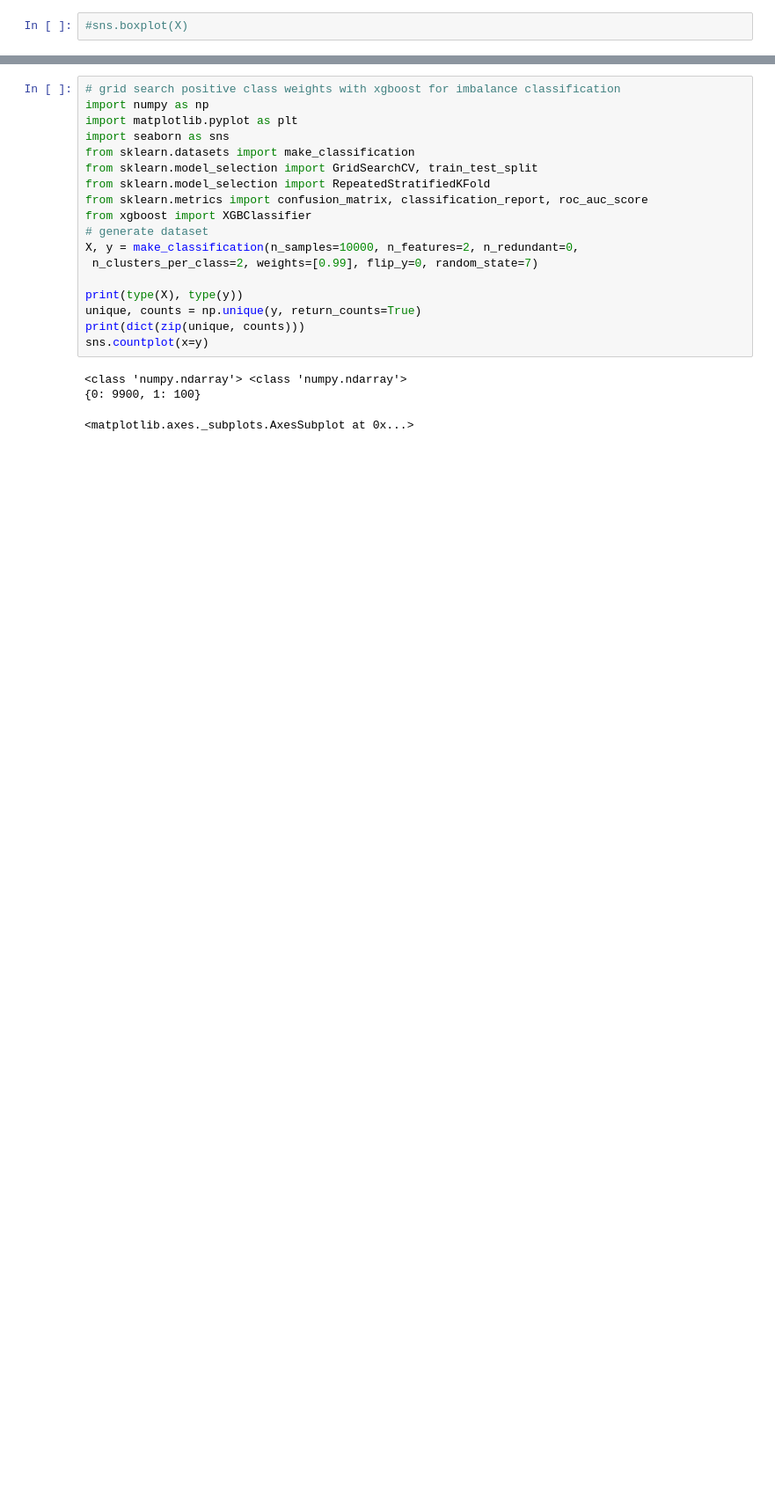
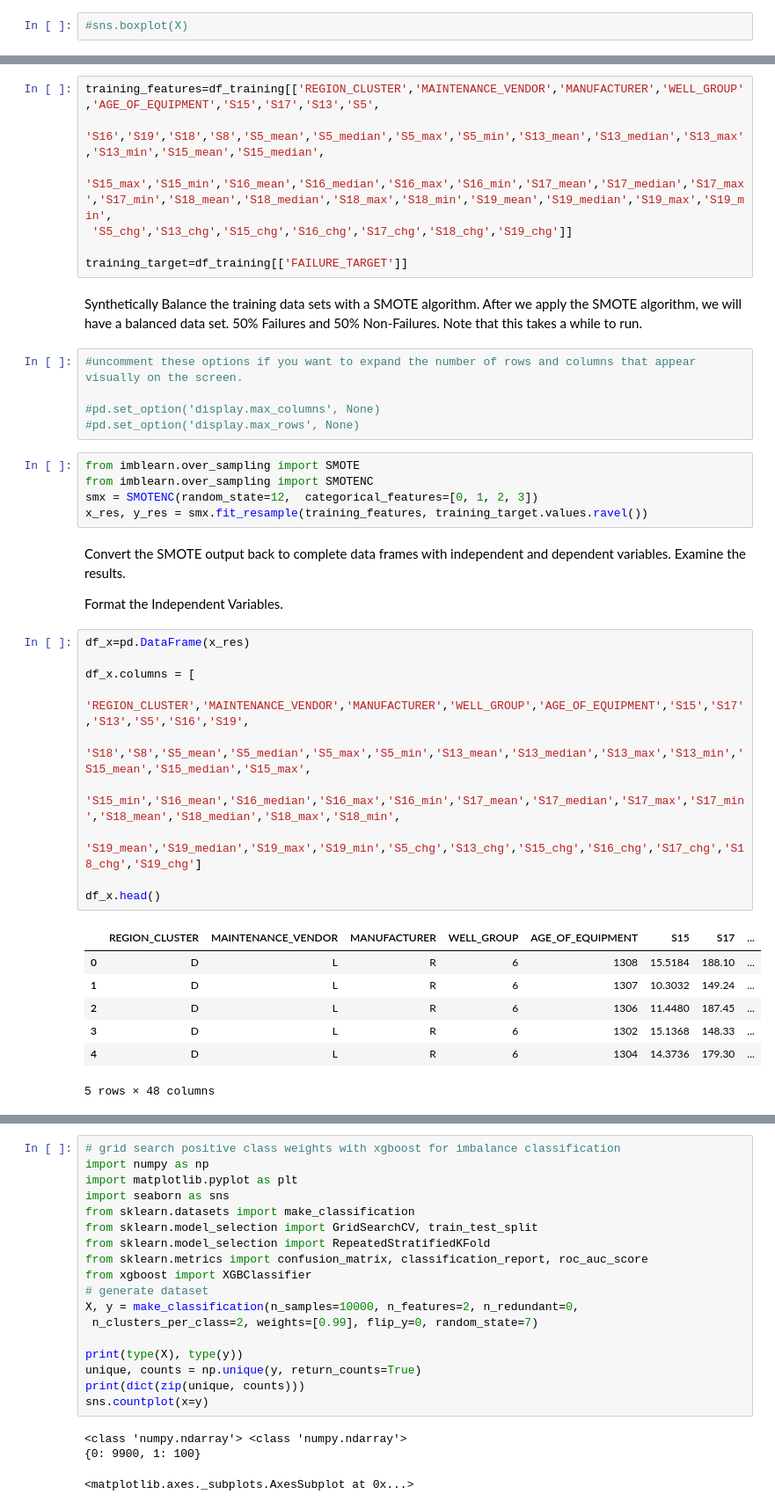
Before and after one commit to mashahin/predictive-maintenance, a Jupyter notebook: predictive_maintenance_machine_learning.ipynb, the cells around one changed output, grey strips where cells are left out. Shown at 88% size. Drawn from its saved outputs; the diff is of its cells as text; blank space fills up the shorter version.

```diff
--- a/predictive_maintenance_machine_learning.ipynb
+++ b/predictive_maintenance_machine_learning.ipynb
@@ -460,0 +616,41 @@ In this example, I use a 28-day target window. We will use the 28 days leading u
+# %%
+training_features=df_training[['REGION_CLUSTER','MAINTENANCE_VENDOR','MANUFACTURER','WELL_GROUP','AGE_OF_EQUIPMENT','S15','S17','S13','S5',
+ 'S16','S19','S18','S8','S5_mean','S5_median','S5_max','S5_min','S13_mean','S13_median','S13_max','S13_min','S15_mean','S15_median',
+ 'S15_max','S15_min','S16_mean','S16_median','S16_max','S16_min','S17_mean','S17_median','S17_max','S17_min','S18_mean','S18_median','S18_max','S18_min','S19_mean','S19_median','S19_max','S19_min',
+ 'S5_chg','S13_chg','S15_chg','S16_chg','S17_chg','S18_chg','S19_chg']]
+
+training_target=df_training[['FAILURE_TARGET']]
+# %% [markdown]
+Synthetically Balance the training data sets with a SMOTE algorithm. After we apply the SMOTE algorithm, we will have a balanced data set. 50% Failures and 50% Non-Failures. Note that this takes a while to run.
+# %%
+#uncomment these options if you want to expand the number of rows and columns that appear visually on the screen.
+
+#pd.set_option('display.max_columns', None)
+#pd.set_option('display.max_rows', None)
+# %%
+from imblearn.over_sampling import SMOTE
+from imblearn.over_sampling import SMOTENC
+smx = SMOTENC(random_state=12,  categorical_features=[0, 1, 2, 3])
+x_res, y_res = smx.fit_resample(training_features, training_target.values.ravel())
+# %% [markdown]
+Convert the SMOTE output back to complete data frames with independent and dependent variables. Examine the results.
+
+Format the Independent Variables.
+# %%
+df_x=pd.DataFrame(x_res)
+
+df_x.columns = [
+ 'REGION_CLUSTER','MAINTENANCE_VENDOR','MANUFACTURER','WELL_GROUP','AGE_OF_EQUIPMENT','S15','S17','S13','S5','S16','S19',
+ 'S18','S8','S5_mean','S5_median','S5_max','S5_min','S13_mean','S13_median','S13_max','S13_min','S15_mean','S15_median','S15_max',
+ 'S15_min','S16_mean','S16_median','S16_max','S16_min','S17_mean','S17_median','S17_max','S17_min','S18_mean','S18_median','S18_max','S18_min',
+ 'S19_mean','S19_median','S19_max','S19_min','S5_chg','S13_chg','S15_chg','S16_chg','S17_chg','S18_chg','S19_chg']
+
+df_x.head()
+# %% [output]
+|  | REGION_CLUSTER | MAINTENANCE_VENDOR | MANUFACTURER | WELL_GROUP | AGE_OF_EQUIPMENT | S15 | S17 | ... |
+| 0 | D | L | R | 6 | 1308 | 15.5184 | 188.10 | ... |
+| 1 | D | L | R | 6 | 1307 | 10.3032 | 149.24 | ... |
+| 2 | D | L | R | 6 | 1306 | 11.4480 | 187.45 | ... |
+| 3 | D | L | R | 6 | 1302 | 15.1368 | 148.33 | ... |
+| 4 | D | L | R | 6 | 1304 | 14.3736 | 179.30 | ... |
+5 rows × 48 columns
```
Also changed, not shown: parts of 50 cells of this notebook.
